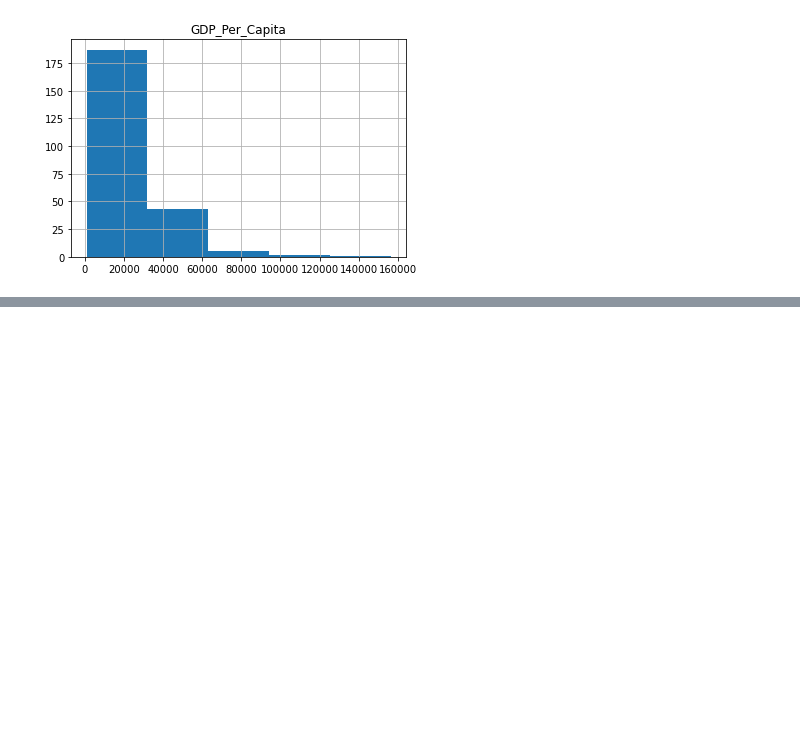
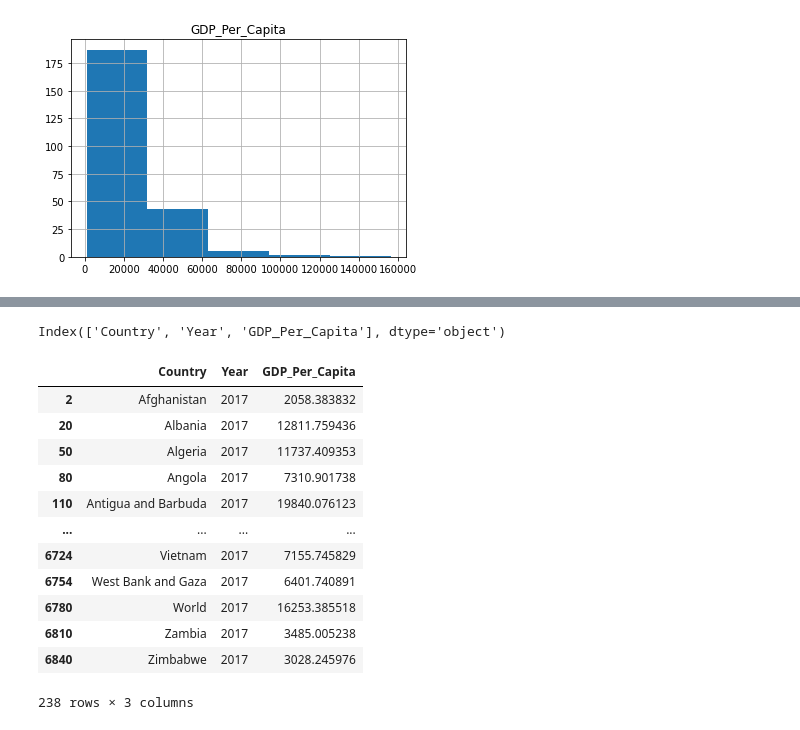
Before and after one commit to nss-data-science-cohort-5/un_exploration-yvonnemartinez716, a Jupyter notebook: notebooks/UN_Data_Exploration.ipynb, the cells around one changed output, grey strips where cells are left out. Saved outputs shown, nothing was run; the diff lists cells and outputs as text; code cells hidden in the pictures; blank space fills up the shorter version.

```diff
--- a/notebooks/UN_Data_Exploration.ipynb
+++ b/notebooks/UN_Data_Exploration.ipynb
@@ -207,0 +220,6 @@ ValueError: Unrecognized character G in format string
+# %%
+#Created DF for 1990 and 17
+gdp_pivoted= gdp_df[gdp_df['Year'].isin([1990, 2017])]
+# %%
+gdp_pivoted = gdp_pivoted.pivot_table(values='GDP_Per_Capita', index='Country', columns= 'Year', aggfunc='sum', dropna=
+                       True)
@@ -207,0 +242,2 @@ ValueError: Unrecognized character G in format string
+# %%
+gdp_pivoted['Percent_Change']= (gdp_pivoted[2017] - gdp_pivoted[1990]) / gdp_pivoted[1990]*100
@@ -207,0 +262,20 @@ ValueError: Unrecognized character G in format string
+# %%
+gdp_pivoted.columns
+# %% [output]
+Index(['Country', 'Year', 'GDP_Per_Capita'], dtype='object')
+# %%
+gdp_pivoted[gdp_pivoted['Year']==2017]
+# %% [output]
+|  | Country | Year | GDP_Per_Capita |
+| 2 | Afghanistan | 2017 | 2058.383832 |
+| 20 | Albania | 2017 | 12811.759436 |
+| 50 | Algeria | 2017 | 11737.409353 |
+| 80 | Angola | 2017 | 7310.901738 |
+| 110 | Antigua and Barbuda | 2017 | 19840.076123 |
+| ... | ... | ... | ... |
+| 6724 | Vietnam | 2017 | 7155.745829 |
+| 6754 | West Bank and Gaza | 2017 | 6401.740891 |
+| 6780 | World | 2017 | 16253.385518 |
+| 6810 | Zambia | 2017 | 3485.005238 |
+| 6840 | Zimbabwe | 2017 | 3028.245976 |
+238 rows × 3 columns
```
Also changed, not shown: parts of 4 cells of this notebook.
